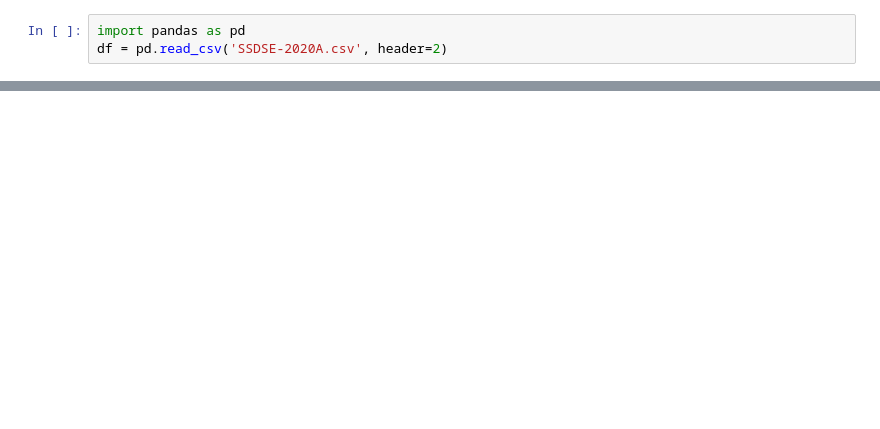
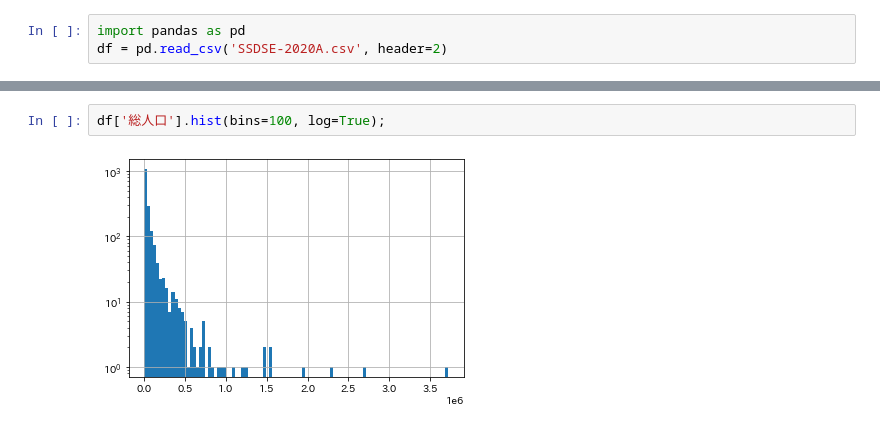
Before and after one commit to UTDataMining/2022A, a Jupyter notebook: lab2/lab2.ipynb, the cells around one changed output, grey strips where cells are left out. Drawn from its saved outputs; the diff is of its cells as text; blank space fills up the shorter version.

```diff
--- a/lab2/lab2.ipynb
+++ b/lab2/lab2.ipynb
@@ -35,0 +57,4 @@ df
+# %%
+df['総人口'].hist(bins=100, log=True);
+# %% [output]
+[figure, added]
```
Also changed, not shown: parts of 10 cells of this notebook.
